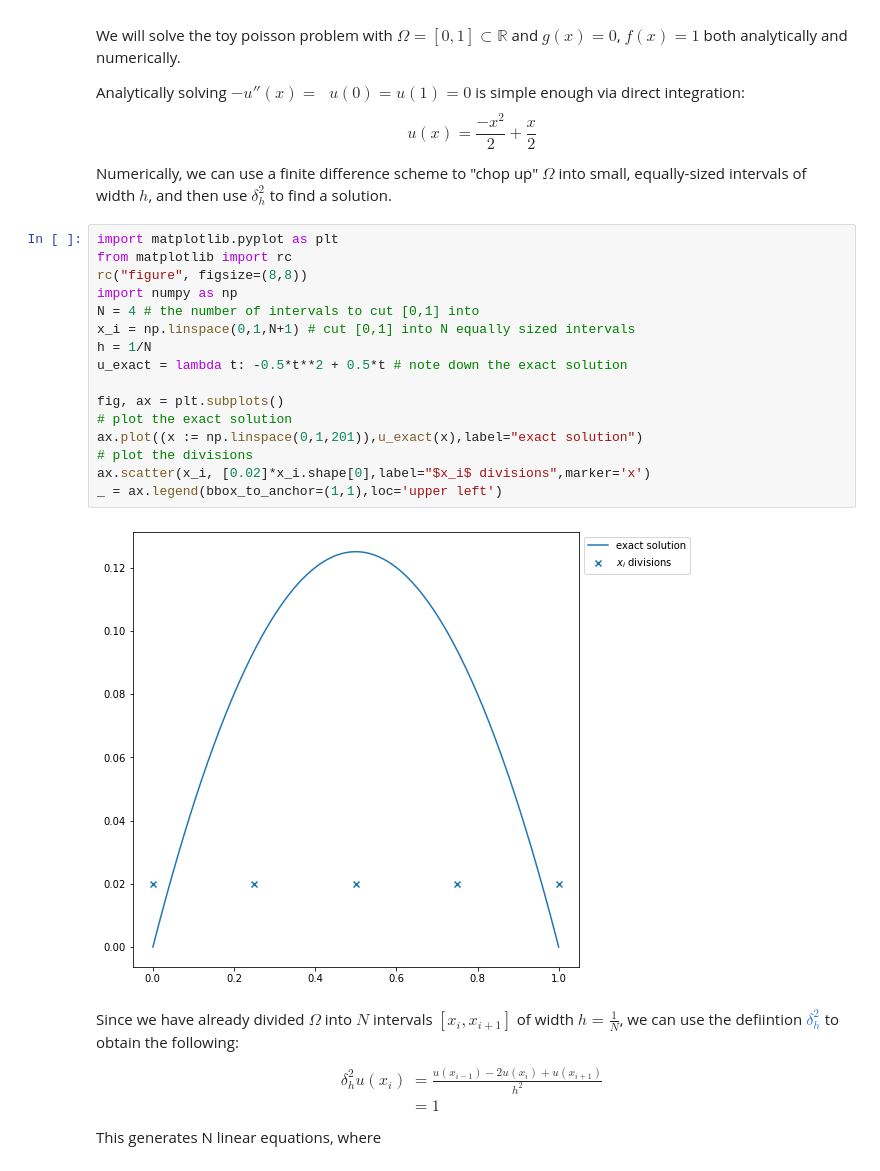
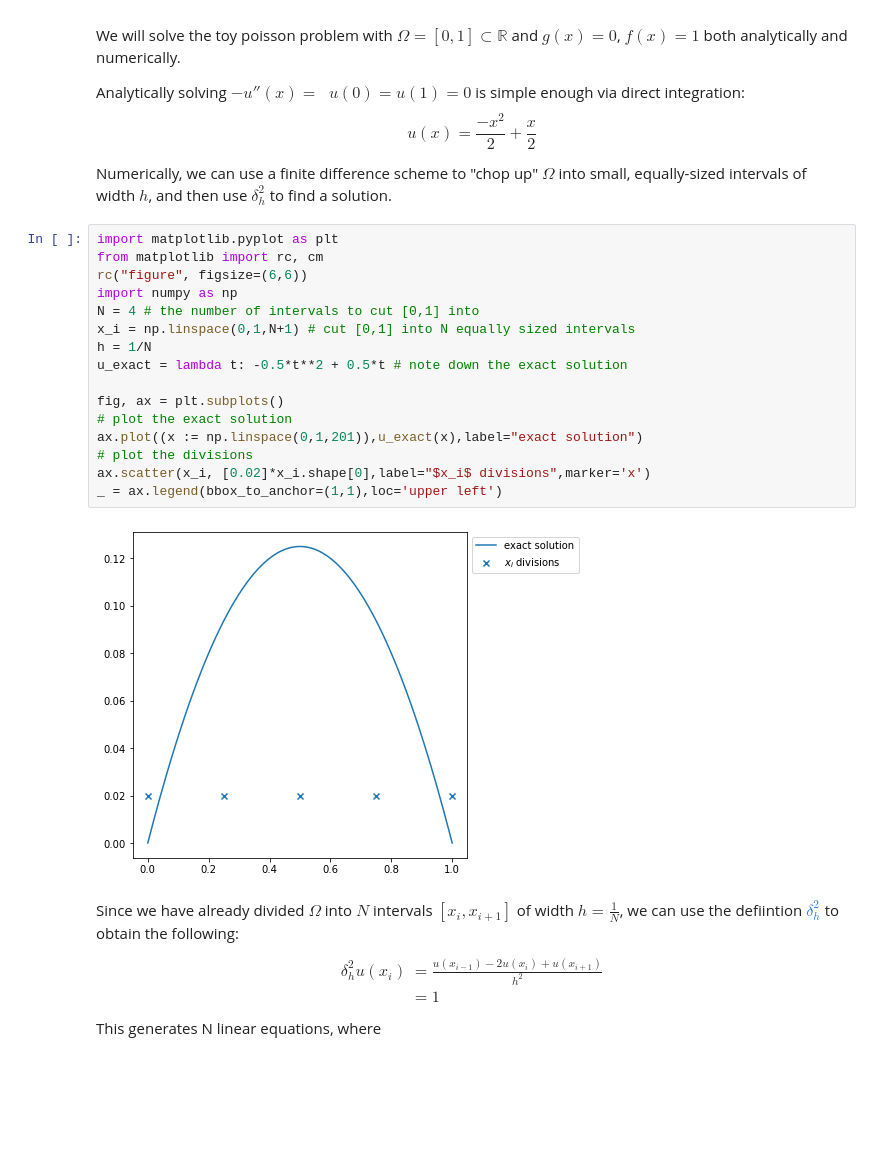
Before and after one commit to aj-fleming/pde-wise20, a Jupyter notebook: notes/fdm.ipynb, the cells around one changed output. Drawn from its saved outputs; the diff is of its cells as text; blank space fills up the shorter version.

```diff
--- a/notes/fdm.ipynb
+++ b/notes/fdm.ipynb
@@ -37,22 +37,22 @@ Analytically solving $-u''(x) = \;\; u(0)=u(1)=0$ is simple enough via direct in
 Numerically, we can use a finite difference scheme to "chop up" $\Omega$ into small, equally-sized intervals of width $h$, and then use $\delta^2_h$ to find a solution.
 # %%
 import matplotlib.pyplot as plt
-from matplotlib import rc
-rc("figure", figsize=(8,8))
+from matplotlib import rc, cm
+rc("figure", figsize=(6,6))
 import numpy as np
 N = 4 # the number of intervals to cut [0,1] into
 x_i = np.linspace(0,1,N+1) # cut [0,1] into N equally sized intervals
 h = 1/N
 u_exact = lambda t: -0.5*t**2 + 0.5*t # note down the exact solution
 
 fig, ax = plt.subplots()
 # plot the exact solution
 ax.plot((x := np.linspace(0,1,201)),u_exact(x),label="exact solution")
 # plot the divisions
 ax.scatter(x_i, [0.02]*x_i.shape[0],label="$x_i$ divisions",marker='x')
 _ = ax.legend(bbox_to_anchor=(1,1),loc='upper left')
 # %% [output]
-[figure, old version]
+[figure, new version]
 # %% [markdown]
 Since we have already divided $\Omega$ into $N$ intervals $[x_i,x_{i+1}]$ of width $h=\frac{1}{N}$, we can use the defiintion [$\delta^2_h$](#FDM_key_idea) to obtain the following: $$\begin{align*} \delta^2_h u(x_i) &= \frac{u(x_{i-1})-2u(x_i)+u(x_{i+1})}{h^2}\\&= 1\end{align*}$$ This generates N linear equations, where $$h^2\begin{pmatrix}1&-2&1\end{pmatrix}\cdot\begin{pmatrix}u(x_{i-1})\\u(x_i)\\u(x_{i+1})\end{pmatrix} = 1$$ for each $u(x_i)$ We can write this system in a concise matrix form $$\frac{1}{h^2} A u(x_i)=f(x_i)$$
 Since $u(x_0) = u(x_N) = 0$, this system of equations is solveable for each $u(x_i)$.
```
Also changed, not shown: parts of 6 cells of this notebook.
